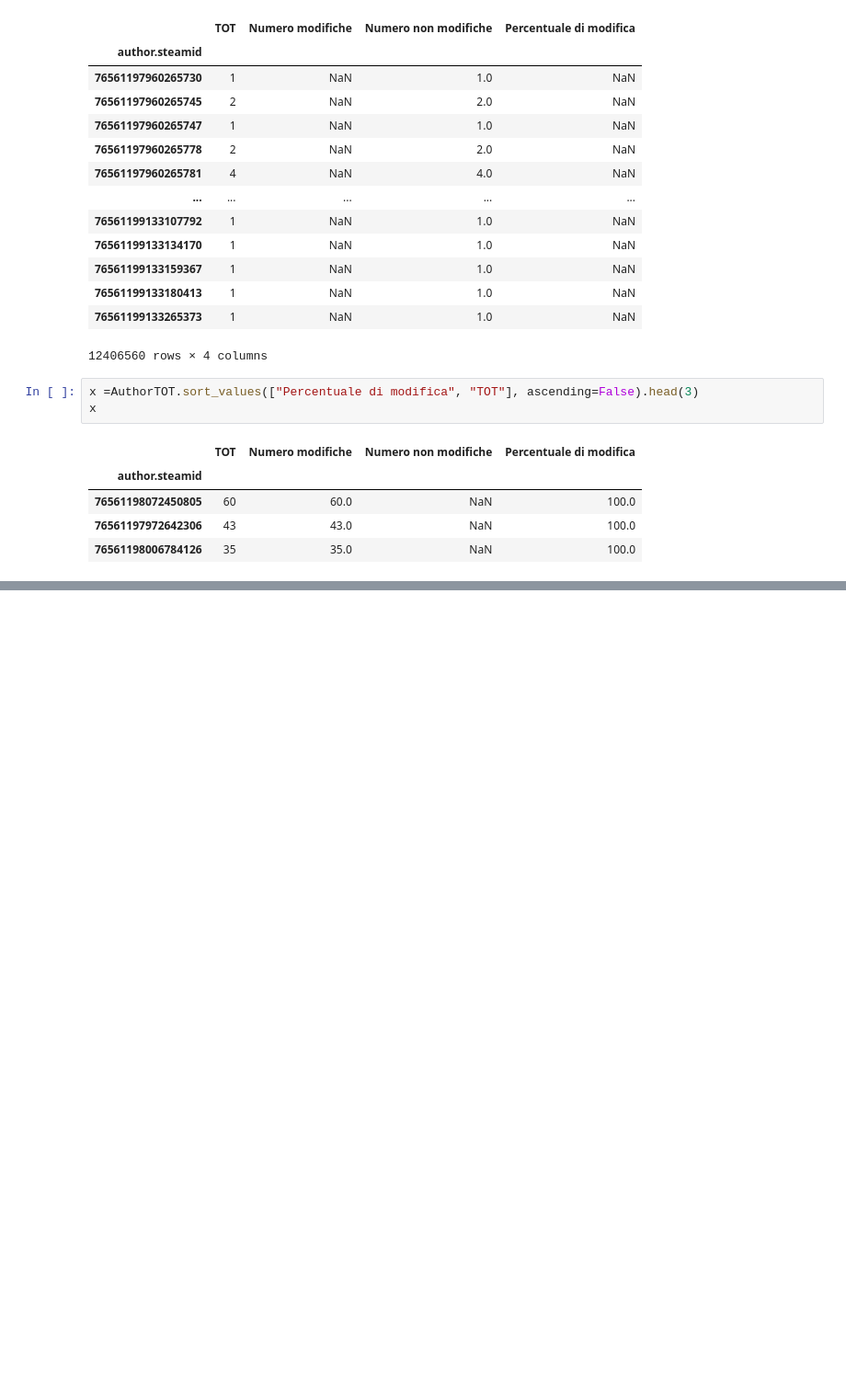
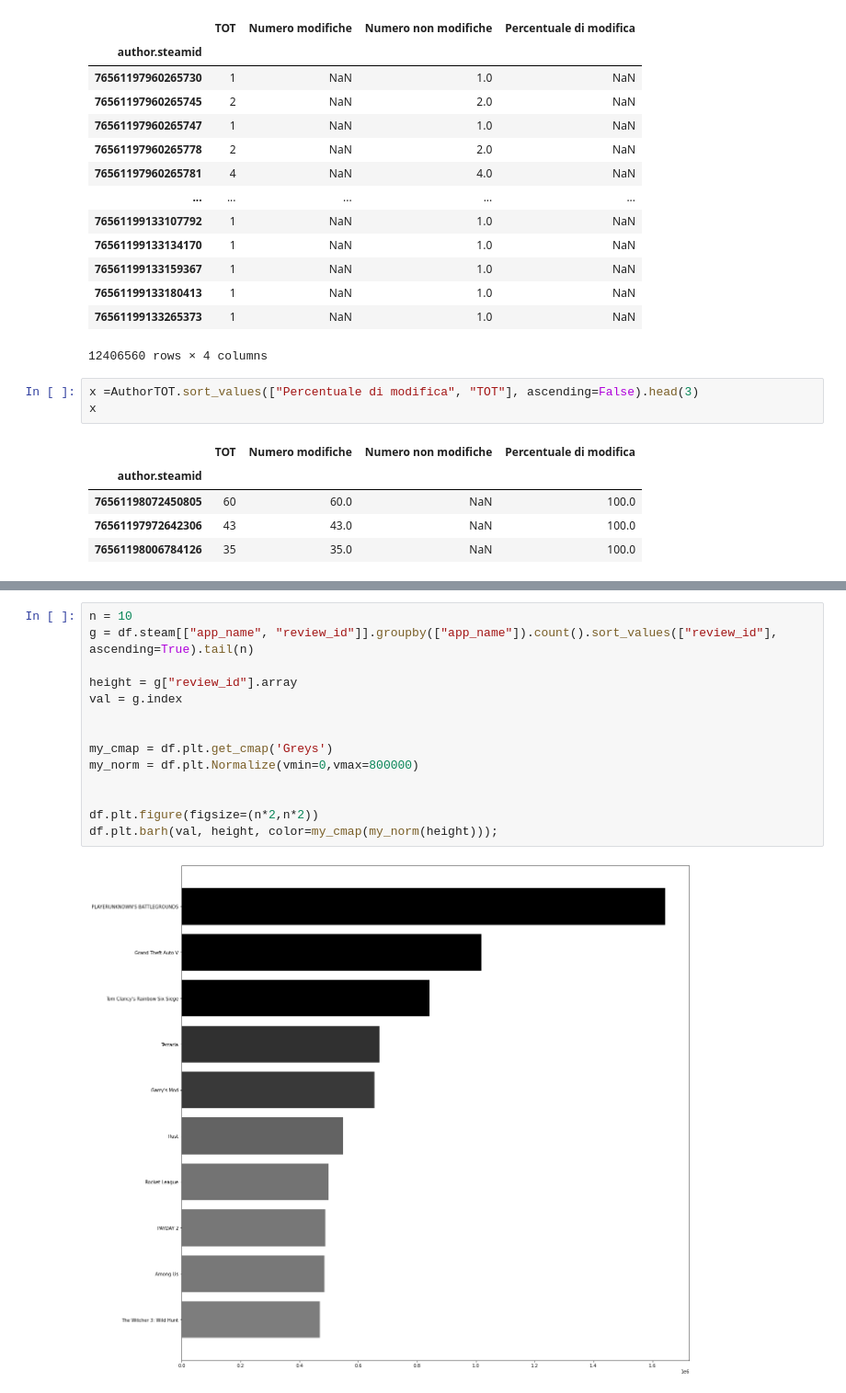
Before and after one commit to Requiem98/ADM-HW2, a Jupyter notebook: testAllDataset.ipynb, the cells around one changed output, grey strips where cells are left out. Shown at 92% size. Drawn from its saved outputs; the diff is of its cells as text; blank space fills up the shorter version.

```diff
--- a/testAllDataset.ipynb
+++ b/testAllDataset.ipynb
@@ -202,0 +232,16 @@ d[(d["app_name"]== "Little Nightmares")]
+# %%
+n = 10
+g = df.steam[["app_name", "review_id"]].groupby(["app_name"]).count().sort_values(["review_id"], ascending=True).tail(n)
+
+height = g["review_id"].array
+val = g.index
+
+
+my_cmap = df.plt.get_cmap('Greys')
+my_norm = df.plt.Normalize(vmin=0,vmax=800000)
+
+
+df.plt.figure(figsize=(n*2,n*2))
+df.plt.barh(val, height, color=my_cmap(my_norm(height)));
+# %% [output]
+[figure, added]
```
Also changed, not shown: parts of 6 cells of this notebook, 3 other files.
